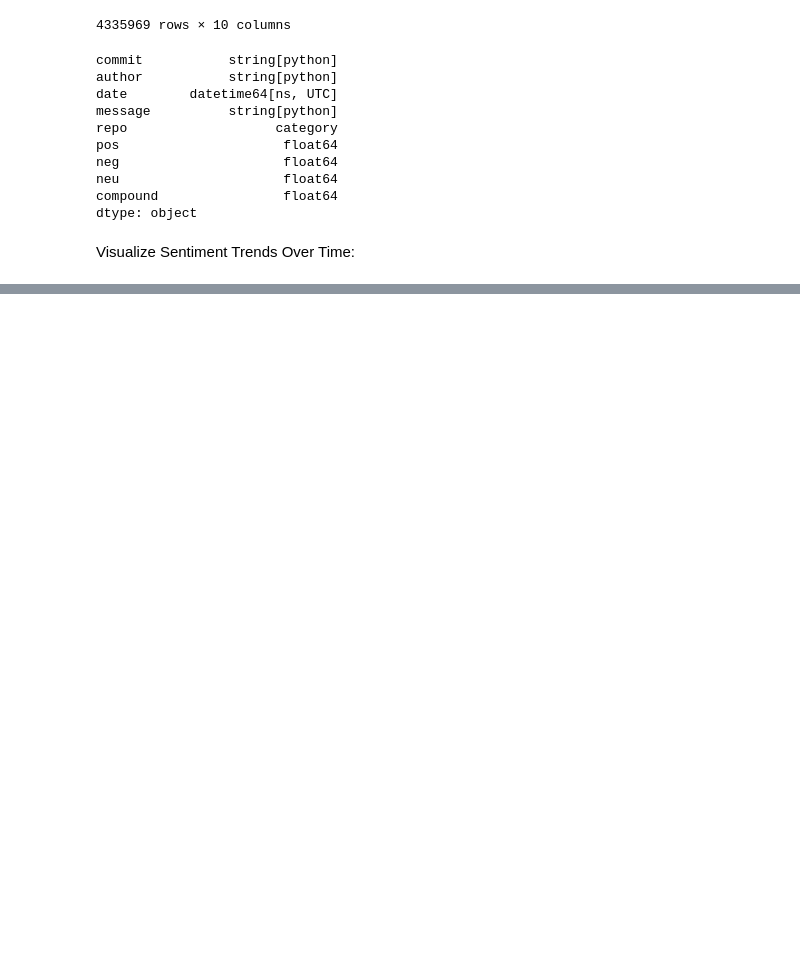
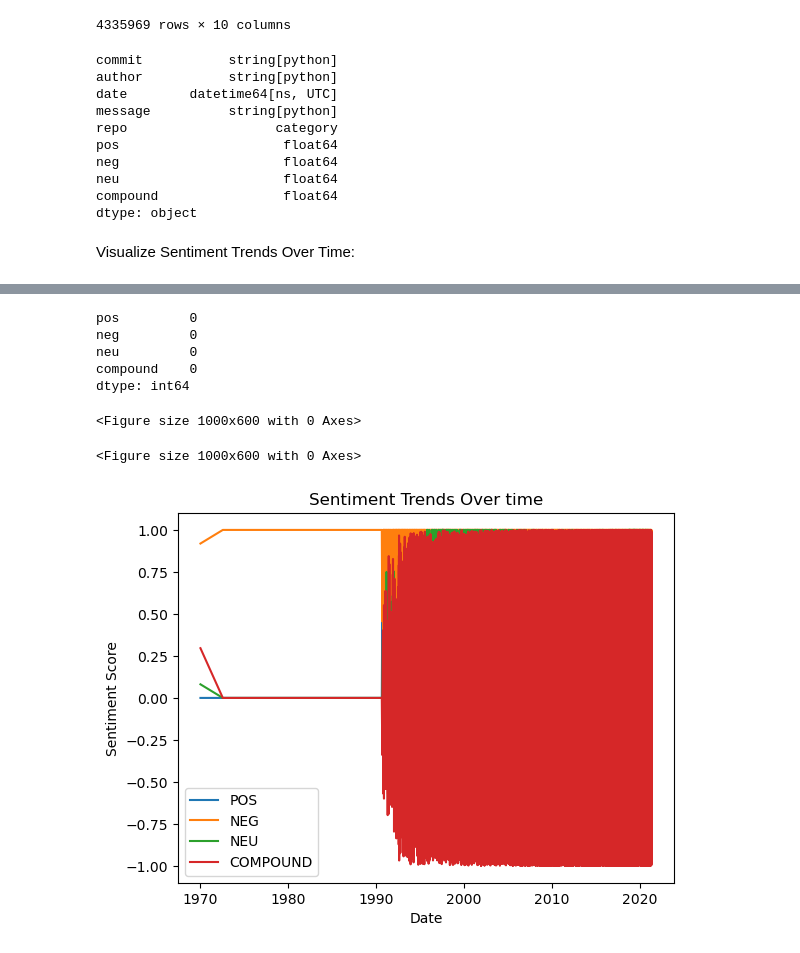
Before and after one commit to rashmi-dhakad-git/SentimentAnalysisofGitHubCommitMessages, a Jupyter notebook: Sentiment analysis result copy.ipynb, the cells around one changed output, grey strips where cells are left out. Cells and saved outputs as stored; diff of their text form; code cells hidden in the pictures; blank space fills up the shorter version.

```diff
--- a/Sentiment analysis result copy.ipynb
+++ b/Sentiment analysis result copy.ipynb
@@ -174,0 +289,4 @@ data.to_csv('sentiment_data.csv',index=False)
+# %%
+filtered_data=data[data['date'].dt.year<=2021]
+# %%
+daily_sentiment=filtered_data.groupby('date')[['pos','neg','neu','compound']].mean()
@@ -174,0 +310,23 @@ data.to_csv('sentiment_data.csv',index=False)
+# %%
+daily_sentiment.isnull().sum()
+# %% [output]
+pos         0
+neg         0
+neu         0
+compound    0
+dtype: int64
+# %%
+plt.figure(figsize=(10,6))
+# %% [output]
+<Figure size 1000x600 with 0 Axes>
+<Figure size 1000x600 with 0 Axes>
+# %%
+for col in daily_sentiment.columns:
+    plt.plot(daily_sentiment.index,daily_sentiment[col],label=col.upper())
+plt.xlabel('Date')
+plt.ylabel('Sentiment Score')
+plt.title('Sentiment Trends Over time')
+plt.legend()
+plt.show()
+# %% [output]
+[figure, added]
```
Also changed, not shown: parts of 14 cells of this notebook.
